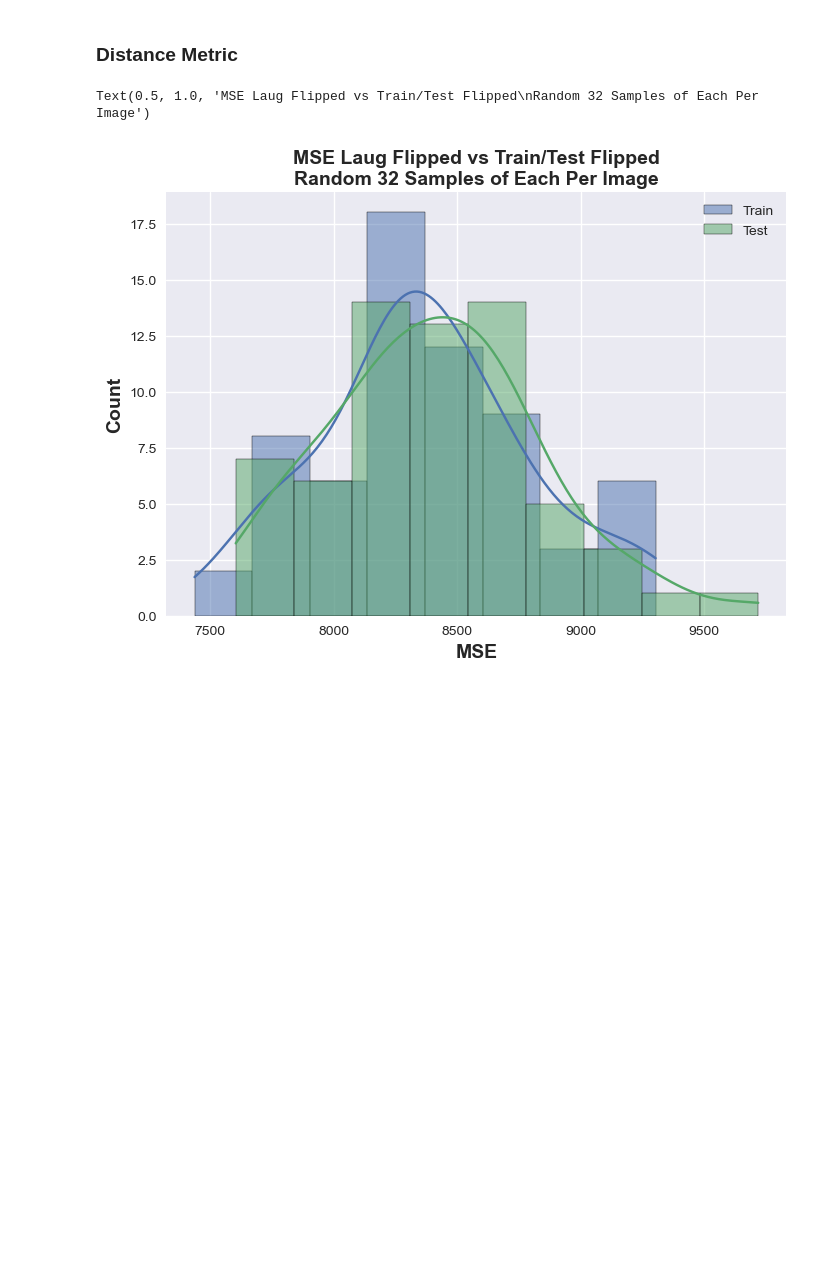
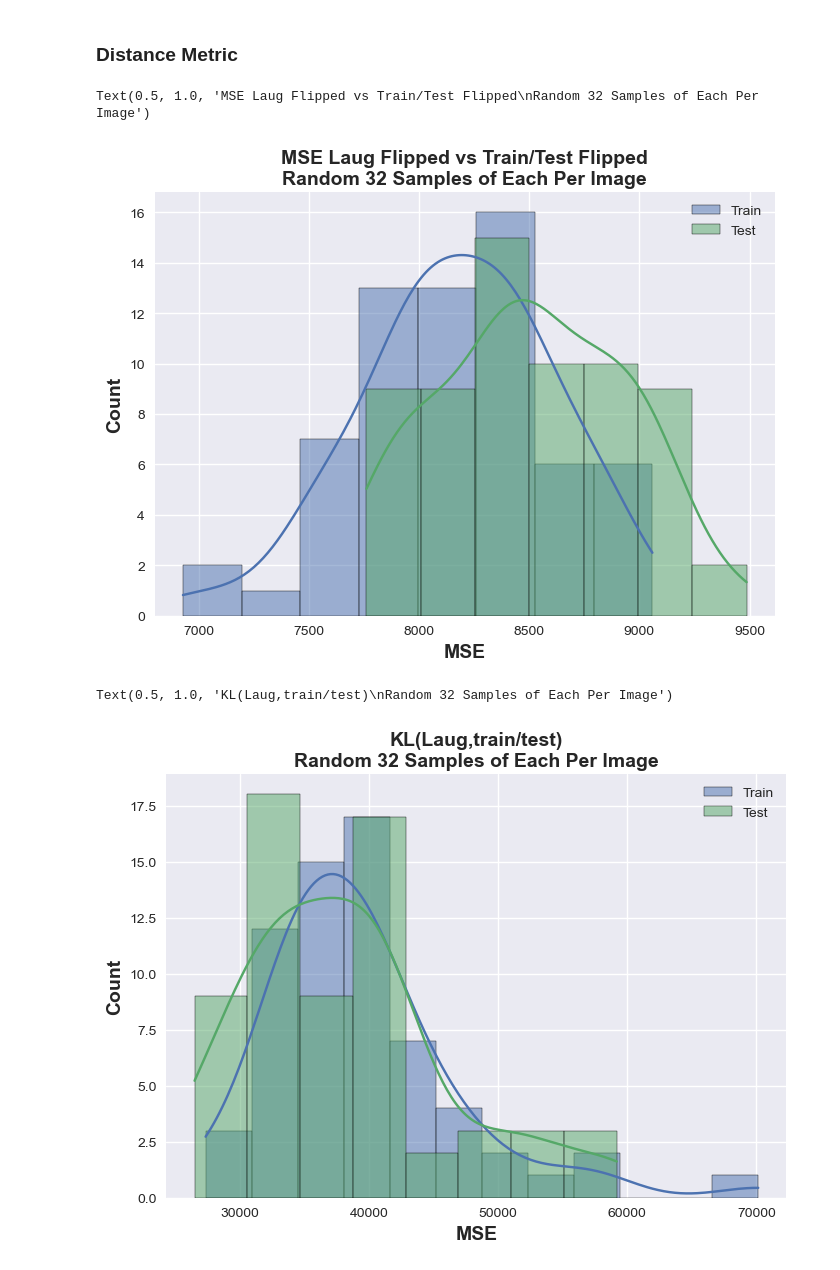
Before and after one commit to SunayBhat1/Latent_Augmentation_VAE, a Jupyter notebook: LAVAE_MNIST.ipynb, the cells around one changed output. Saved outputs shown, nothing was run; the diff lists cells and outputs as text; code cells hidden in the pictures; blank space fills up the shorter version.

```diff
--- a/LAVAE_MNIST.ipynb
+++ b/LAVAE_MNIST.ipynb
@@ -128,3 +128,6 @@ Epoch: 40/50, Total Loss: 10644.4831, KLD: 358.9719 Reconstruction: 10285.5112 T
 Epoch: 45/50, Total Loss: 10600.0729, KLD: 362.6702 Reconstruction: 10237.4027 Test Loss: 10337.96076734
 <matplotlib.legend.Legend at 0x...>
 [figure]
+# %%
+# Load Models
+model.load_state_dict(torch.load('checkpoints/MNIST/LTVAE_VAE_45.pt'))
@@ -209,3 +214,6 @@ Epoch: 0/20, Loss: 0.5460, Test Loss: 290.10850064
 Epoch: 5/20, Loss: 0.0454, Test Loss: 290.10850064
 Epoch: 10/20, Loss: 0.0346, Test Loss: 290.10850064
 Epoch: 15/20, Loss: 0.0334, Test Loss: 290.10850064
+# %%
+# Load Model
+model.load_state_dict(torch.load('checkpoints/MNIST/LTVAE_15.pt'))
@@ -221,8 +231,9 @@ with torch.no_grad():
     model.eval()
     x_hat,z,_ = model(images.reshape(10,1,IMAGE_SIZE,IMAGE_SIZE).to(device).type(torch.float32))
     z_hat_flip = model.Laug(z)
-    # z_hat_hat = model.Laug(z_hat_flip)
-    x_hat_flip = model.decoder(z_hat_flip)
+    z_hat_hat = model.Laug(z_hat_flip)
+    x_hat_flip = model.decoder(z_hat_hat)
+
 
 ut.plot_images(images.detach().cpu().numpy(), indices = [*range(10)], image_dim = 28, title = 'Test Images')
 ut.plot_images(next(iter(test_loader))[1][0:10,:,:].detach().cpu().numpy(), indices = [*range(10)], image_dim = 28, title = 'Test Flipped Images')
@@ -250,6 +261,9 @@ MSE = torch.nn.MSELoss()
 
 trains_distances = []
 test_distances = []
+
+train_KL = []
+test_KL = []
 for test_image in x_hat_flip:
 
     # Sample train and test images
@@ -261,6 +275,10 @@ for test_image in x_hat_flip:
 
     trains_distances.append(MSE(test_image.repeat(32,1,1),train_compare).item())
     test_distances.append(MSE(test_image.repeat(32,1,1),test_compare).item())
+
+    # KL Loss
+    train_KL.append((test_image.repeat(32,1,1) * torch.log(test_image.repeat(32,1,1)/(train_compare + 1e-15))).sum().item())
+    test_KL.append((test_image.repeat(32,1,1) * torch.log(test_image.repeat(32,1,1)/(test_compare + 1e-15))).sum().item())
 # %%
 import seaborn as sns
 
@@ -272,4 +290,14 @@ plt.ylabel('Count', fontsize=14, fontweight='bold')
 plt.title('MSE Laug Flipped vs Train/Test Flipped\nRandom 32 Samples of Each Per Image', fontsize=14, fontweight='bold')
 # %% [output]
 Text(0.5, 1.0, 'MSE Laug Flipped vs Train/Test Flipped\nRandom 32 Samples of Each Per Image')
-[figure, old version]
+[figure, new version]
+# %%
+sns.histplot(train_KL, label='Train',kde=True)
+sns.histplot(test_KL, label='Test',kde=True)
+plt.legend()
+plt.xlabel('MSE', fontsize=14, fontweight='bold')
+plt.ylabel('Count', fontsize=14, fontweight='bold')
+plt.title('KL(Laug,train/test)\nRandom 32 Samples of Each Per Image', fontsize=14, fontweight='bold')
+# %% [output]
+Text(0.5, 1.0, 'KL(Laug,train/test)\nRandom 32 Samples of Each Per Image')
+[figure, added]
```
Also changed, not shown: parts of 3 cells of this notebook, 1 other file.
